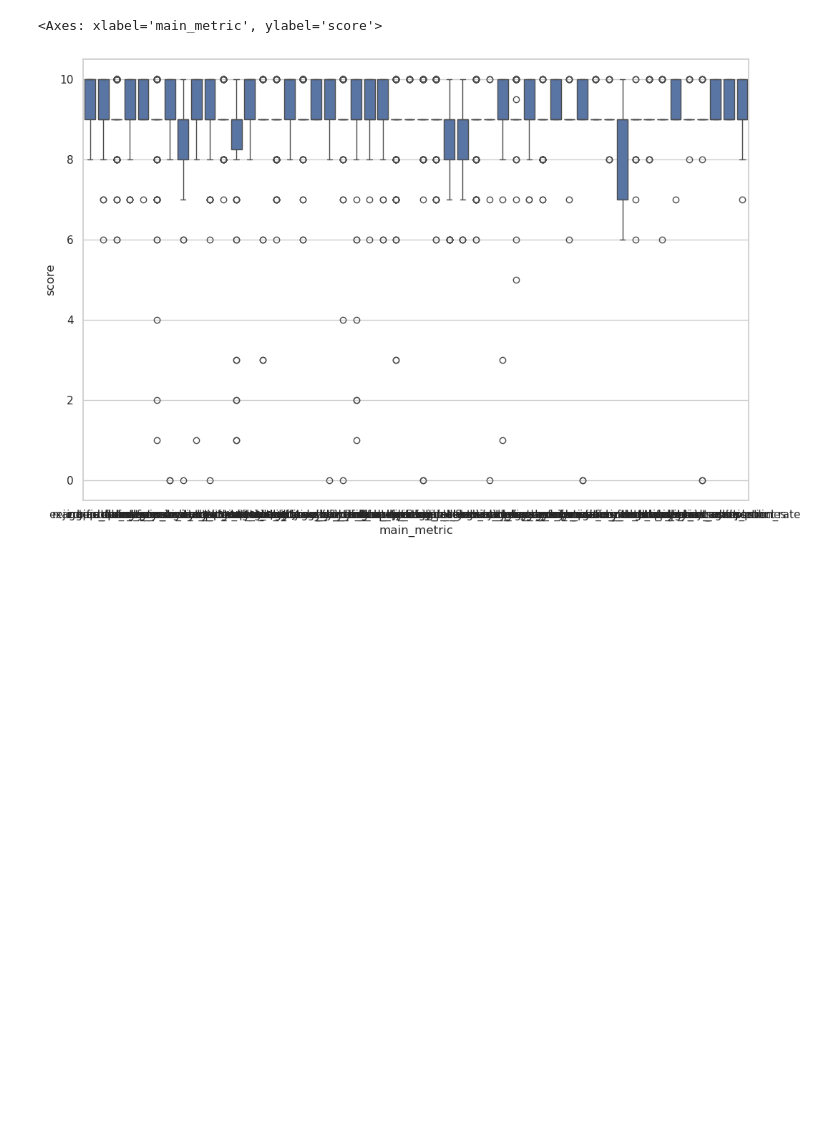
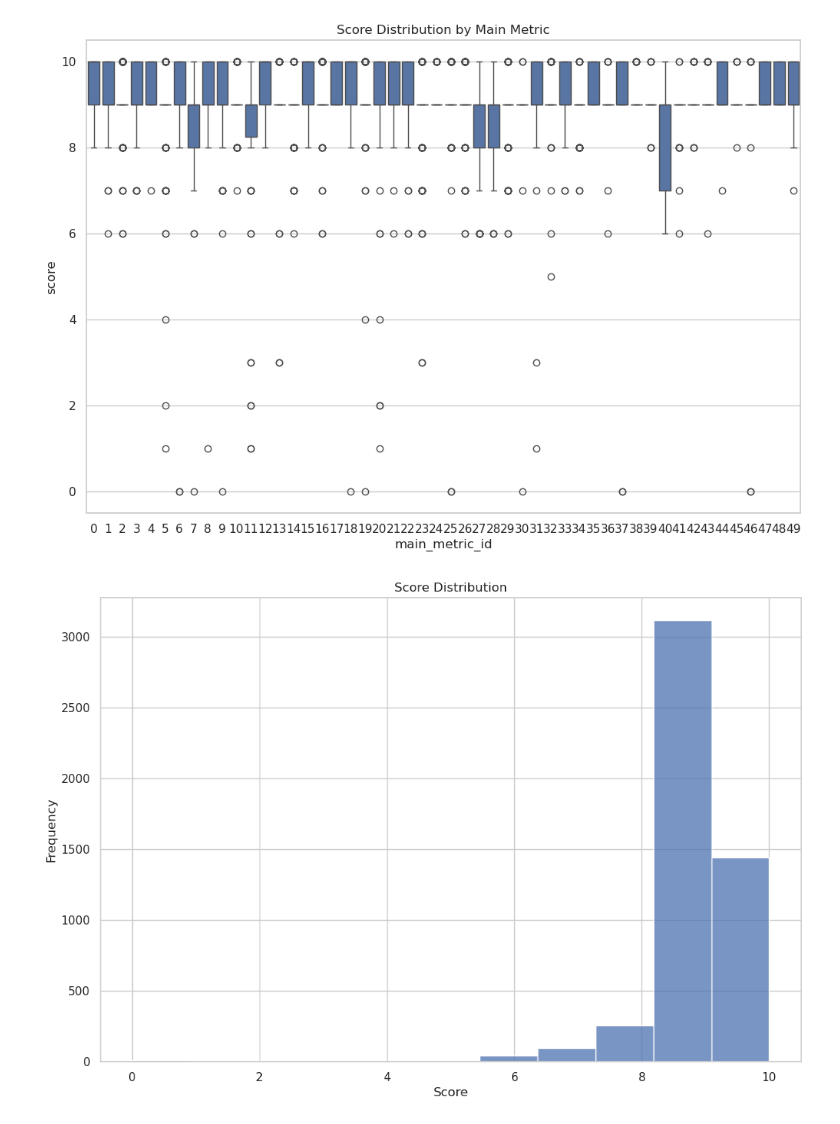
Before and after one commit to n0xet3rnal/DA5401-data_challenge, a Jupyter notebook: EDA.ipynb, the cells around one changed output. Drawn from its saved outputs; the diff is of its cells as text; code cells hidden in the pictures; blank space fills up the shorter version.

```diff
--- a/EDA.ipynb
+++ b/EDA.ipynb
@@ -6,14 +6,16 @@ import numpy as np
 
 
 #load the normal train data into a pd for analysis
-initial_df = pd.read_json('data/train_data.json')
+initial_df = pd.read_json('./data/train_data.json')
 
 #set index as index column
 initial_df.set_index('index', inplace=True)
 
-#break metrixc name into submetric if "/" present
-initial_df[['main_metric', 'sub_metric']] = initial_df['metric_name'].str.split('/', expand=True, n=1)
+# keep a copy of the original metric_name
+initial_df['original_metric_name'] = initial_df['metric_name'].copy()
 
-initial_df.drop(columns=['metric_name'], inplace=True)
+# break original metric name into main metric and submetric (if "/" present)
+initial_df[['main_metric', 'submetric']] = initial_df['original_metric_name'].str.split('/', expand=True, n=1)
+
 initial_df.head()
 # %% [output]
@@ -27,2 +29,5 @@ initial_df.head()
 # %%
-initial_df[initial_df['score']%1 !=0]
+#create an index of unique main metrics and map to integer ids, replace main_metric with these ids
+unique_main_metrics = initial_df['main_metric'].unique()
+main_metric_to_id = {metric: idx for idx, metric in enumerate(unique_main_metrics)}
+initial_df['main_metric_id'] = initial_df['main_metric'].map(main_metric_to_id)
@@ -72,9 +57,19 @@ Text(0, 0.5, 'Number of Examples')
 # %%
 #boxplots for score distribution in metrics
 plt.figure(figsize=(12,8))
-sns.boxplot(x='main_metric', y='score', data=initial_df)
+sns.boxplot(x='main_metric_id', y='score', data=initial_df)
+plt.title('Score Distribution by Main Metric')
+plt.savefig('./images/score_distribution_mm.png')
+
+#plot a histogram of score distribution overall - 11 integer scores from 0 to 10
+plt.figure(figsize=(12,8))
+sns.histplot(initial_df['score'], bins=11, kde=False)
+plt.title('Score Distribution')
+plt.xlabel('Score')
+plt.ylabel('Frequency')
+plt.savefig('./images/score_distribution_overall.png')
 # %% [output]
-<Axes: xlabel='main_metric', ylabel='score'>
-[figure, old version]
+[figure, new version]
+[figure, added]
 # %%
 #read stats about per metric score dist
```
Also changed, not shown: parts of 8 cells of this notebook, 9 other files.
